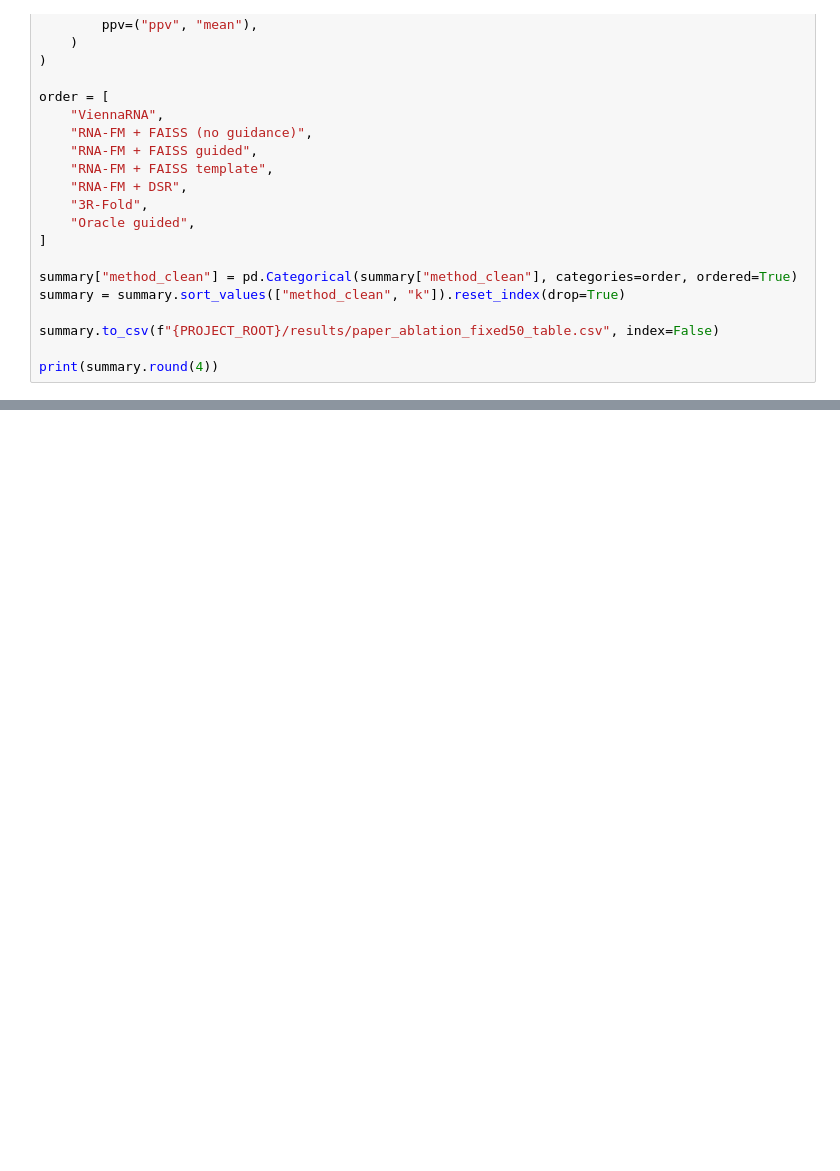
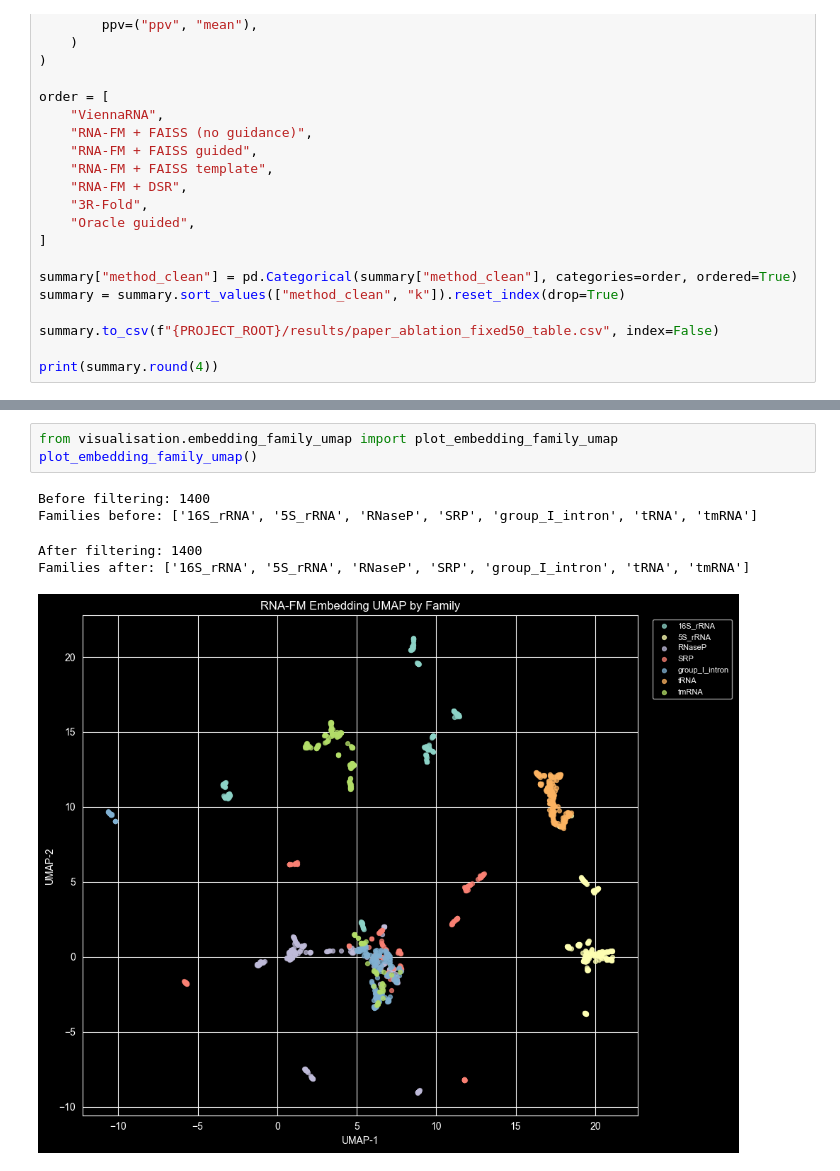
Before and after one commit to chaimaetoubali-lab/3R-Fold, a Jupyter notebook: Main_Runner.ipynb, the cells around one changed output, grey strips where cells are left out. Saved outputs shown, nothing was run; the diff lists cells and outputs as text; blank space fills up the shorter version.

```diff
--- a/Main_Runner.ipynb
+++ b/Main_Runner.ipynb
@@ -470,0 +870,9 @@ print(summary.round(4))
+# %%
+from visualisation.embedding_family_umap import plot_embedding_family_umap
+plot_embedding_family_umap()
+# %% [output]
+Before filtering: 1400
+Families before: ['16S_rRNA', '5S_rRNA', 'RNaseP', 'SRP', 'group_I_intron', 'tRNA', 'tmRNA']
+After filtering: 1400
+Families after: ['16S_rRNA', '5S_rRNA', 'RNaseP', 'SRP', 'group_I_intron', 'tRNA', 'tmRNA']
+[figure, added]
```
Also changed, not shown: parts of 7 cells of this notebook, 14 other files.
